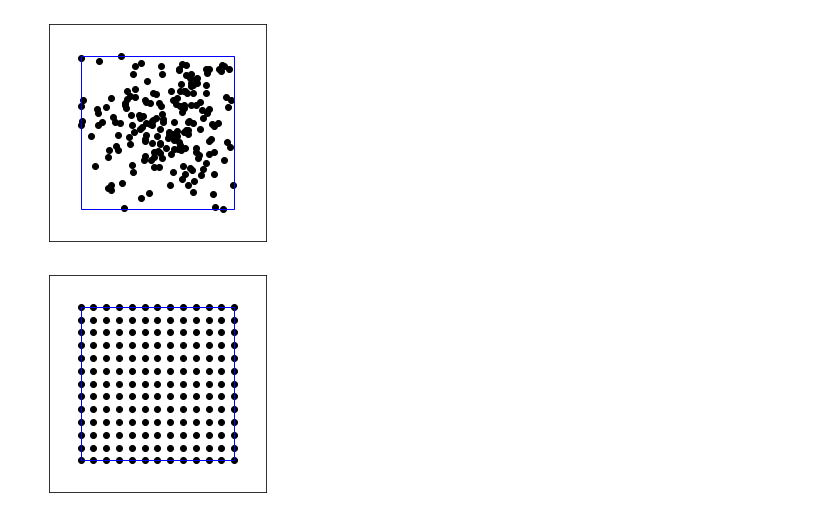
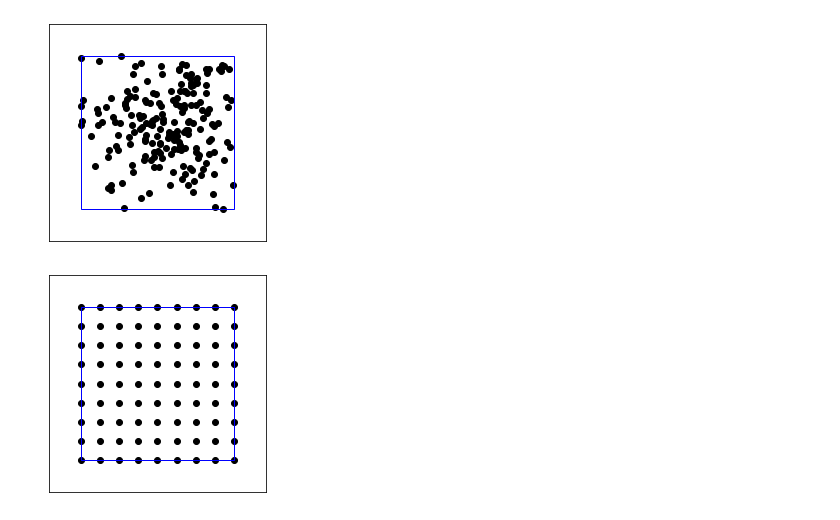
Before and after one commit to megaelius/LG-GCN, a Jupyter notebook: notebooks/visualize.ipynb, the cells around one changed output. Drawn from its saved outputs; the diff is of its cells as text; code cells hidden in the pictures.

```diff
--- a/visualize.ipynb
+++ b/notebooks/visualize.ipynb
@@ -830,20 +830,21 @@ fig.savefig('figures/irregular.png', dpi=1024, pad_inches=0,bbox_inches='tight')
 # %%
 fig = plt.figure()
 ax = fig.add_subplot(111)
 
 grid = []
-for i in range(-6,7):
-    for j in range(-6,7):
-        grid.append([i,j])
+f = 15/10
+for i in range(9):
+    for j in range(9):
+        grid.append([-6+i*f,-6+j*f])
 grid = np.array(grid)
 ax.scatter(grid[:,0],grid[:,1], c = 'black')
 rect = plt.Rectangle((-6, -6),12,12, color='b', fill=False)
 ax.add_patch(rect)
 ax.axes.set_aspect('equal')
 plt.xlim(-8.5,8.5)
 plt.ylim(-8.5,8.5)
 ax.axes.get_xaxis().set_visible(False)
 ax.axes.get_yaxis().set_visible(False)
 fig.savefig('figures/regular.png', dpi=1024, pad_inches=0,bbox_inches='tight')
 # %% [output]
-[figure, old version]
+[figure, new version]
```
Also changed, not shown: parts of 4 cells of this notebook, 13 other files.
